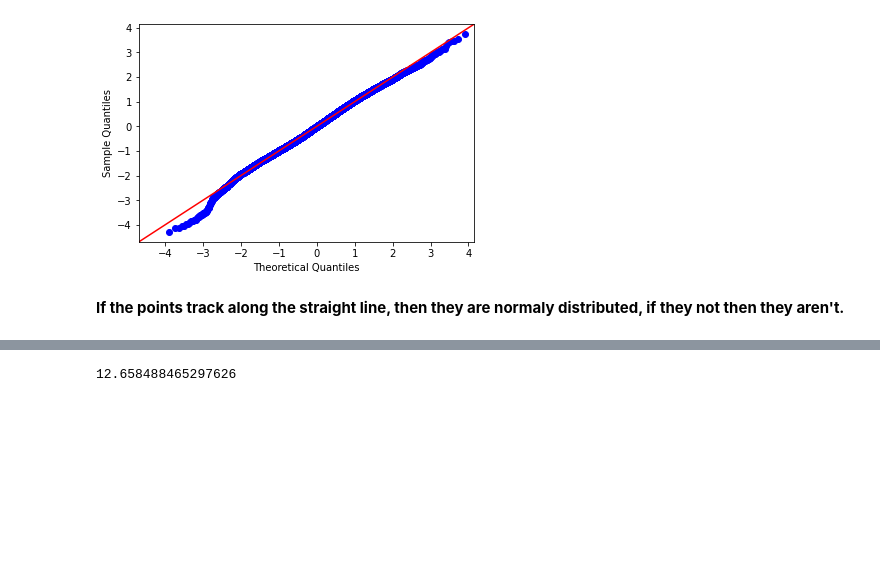
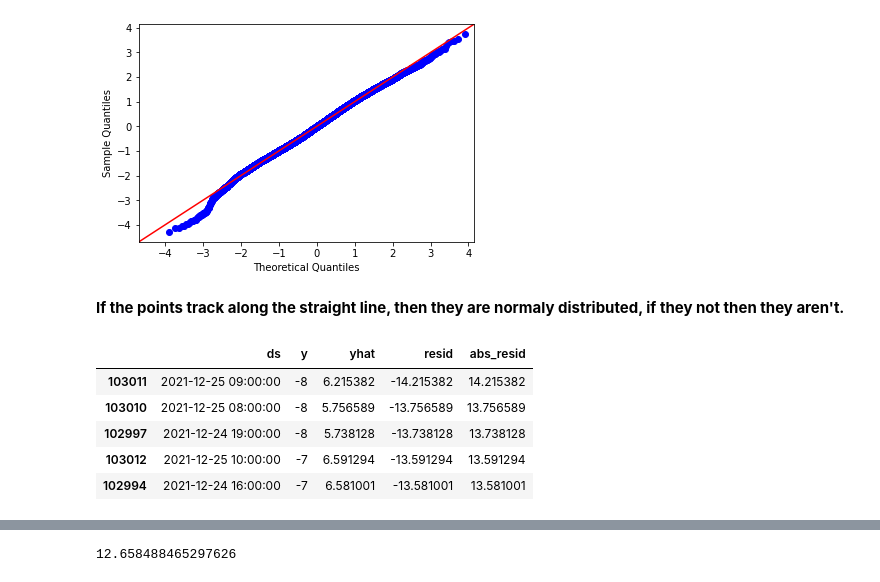
Before and after one commit to Peshkatar/prophet-weather-forecast, a Jupyter notebook: model.ipynb, the cells around one changed output, grey strips where cells are left out. Drawn from its saved outputs; the diff is of its cells as text; code cells hidden in the pictures; blank space fills up the shorter version.

```diff
--- a/model.ipynb
+++ b/model.ipynb
@@ -292,3 +293,15 @@ qqplot(data=pred["resid"], fit=True, line="45");
 [figure]
 # %% [markdown]
 **If the points track along the straight line, then they are normaly distributed, if they not then they aren't.**
+# %%
+# Largest residuals.
+(pred
+ .assign(abs_resid=pred.resid.abs())
+ .nlargest(n=5, columns=["abs_resid"]))
+# %% [output]
+|  | ds | y | yhat | resid | abs_resid |
+| 103011 | 2021-12-25 09:00:00 | -8 | 6.215382 | -14.215382 | 14.215382 |
+| 103010 | 2021-12-25 08:00:00 | -8 | 5.756589 | -13.756589 | 13.756589 |
+| 102997 | 2021-12-24 19:00:00 | -8 | 5.738128 | -13.738128 | 13.738128 |
+| 103012 | 2021-12-25 10:00:00 | -7 | 6.591294 | -13.591294 | 13.591294 |
+| 102994 | 2021-12-24 16:00:00 | -7 | 6.581001 | -13.581001 | 13.581001 |
```
Also changed, not shown: parts of 4 cells of this notebook.
